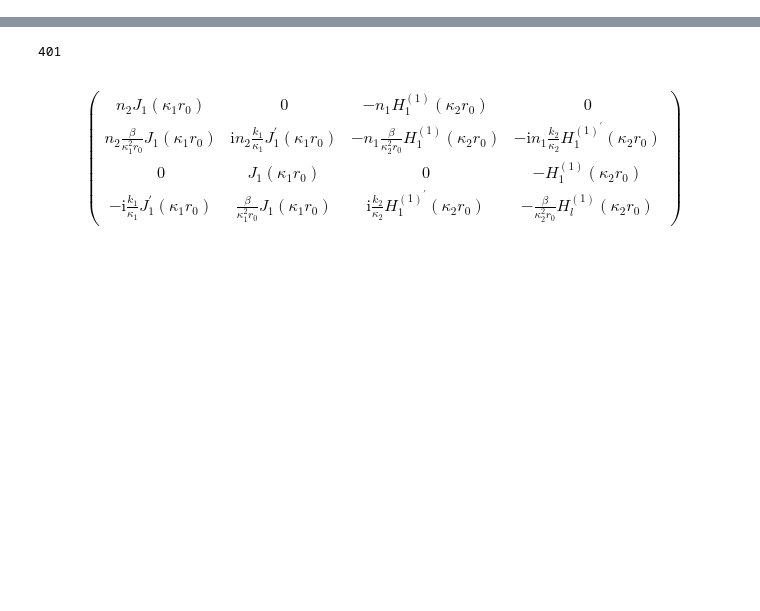
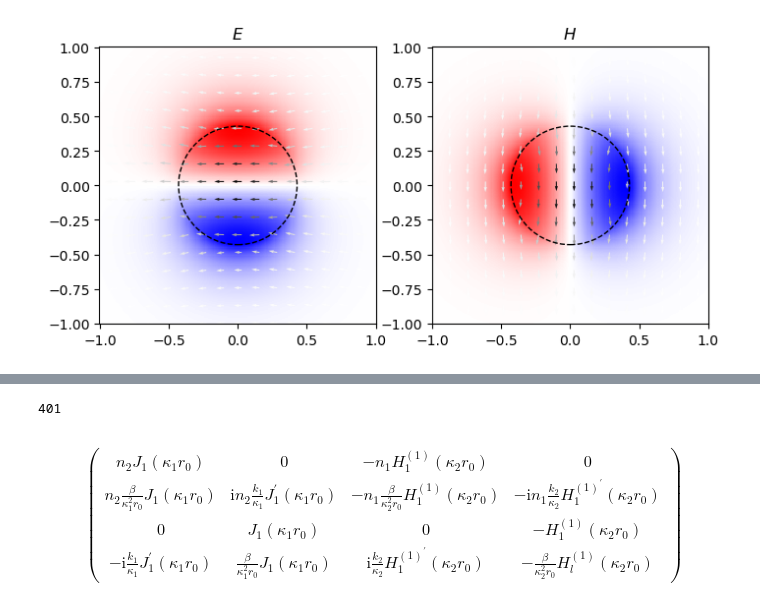
Before and after one commit to Sevastienn/ChiralForce-Fibre, a Jupyter notebook: cylinder/fields.ipynb, the cells around one changed output, grey strips where cells are left out. Cells and saved outputs as stored; diff of their text form; code cells hidden in the pictures; blank space fills up the shorter version.

```diff
--- a/cylinder/fields.ipynb
+++ b/cylinder/fields.ipynb
@@ -10,0 +15,94 @@ def find_nearest(array, value):
+# %%
+r0=140e-9
+λ0=326e-9
+m=1
+N=250
+step=int(N/15)
+x=λ0*np.linspace(-m,m,int(N))
+y=λ0*np.linspace(-m,m,int(N))
+z=0
+X, Y = np.meshgrid(x, y)
+
+def em(F):
+    return np.sqrt(np.abs(F[0])**2+np.abs(F[1])**2)
+
+E=fields.get_E(X,Y,z,λ0,r0)
+H=fields.get_H(X,Y,z,λ0,r0)
+
+fig, ax = plt.subplots(ncols=2,figsize=(8,8))
+ax[0].pcolormesh(X/λ0,Y/λ0,np.real(E[2]),cmap='bwr')
+ax[0].quiver(X[::step,::step]/λ0,Y[::step,::step]/λ0,np.real(E[0][::step,::step])/em(E)[::step,::step],np.real(E[1][::step,::step])/em(E)[::step,::step],em(E)[::step,::step],cmap='Greys')
+circle=plt.Circle((0, 0), r0/λ0, color='black',fill=False,linestyle='--')
+ax[0].add_artist(circle)
+ax[0].set_aspect('equal')
+ax[0].set_title(r'$E$')
+
+ax[1].pcolormesh(X/λ0,Y/λ0,np.real(H[2]),cmap='bwr')
+ax[1].quiver(X[::step,::step]/λ0,Y[::step,::step]/λ0,np.real(H[0][::step,::step])/em(H)[::step,::step],np.real(H[1][::step,::step])/em(H)[::step,::step],em(H)[::step,::step],cmap='Greys')
+circle=plt.Circle((0, 0), r0/λ0, color='black',fill=False,linestyle='--')
+ax[1].add_artist(circle)
+ax[1].set_aspect('equal')
+ax[1].set_title(r'$H$')
+
+plt.show()
+
+dWe=np.gradient(np.conj(E[0])*E[0]+np.conj(E[1])*E[1]+np.conj(E[2])*E[2])
+dWm=np.gradient(np.conj(H[0])*H[0]+np.conj(H[1])*H[1]+np.conj(H[2])*H[2])
+dWc=np.gradient(np.imag(np.conj(E[0])*H[0]+np.conj(E[1])*H[1]+np.conj(E[2])*H[2]))
+
+fig, ax = plt.subplots(ncols=3,figsize=(12,8))
+
+ax[0].quiver(X[::step,::step]/λ0,Y[::step,::step]/λ0,np.real(dWe[0][::step,::step])/em(dWe)[::step,::step],np.real(dWe[1][::step,::step])/em(dWe)[::step,::step],em(dWe)[::step,::step],cmap='Greys')
+circle=plt.Circle((0, 0), r0/λ0, color='black',fill=False,linestyle='--')
+ax[0].add_artist(circle)
+ax[0].set_aspect('equal')
+ax[0].set_title(r'$\nabla |E|^2$')
+
+ax[1].quiver(X[::step,::step]/λ0,Y[::step,::step]/λ0,np.real(dWm[0][::step,::step])/em(dWm)[::step,::step],np.real(dWm[1][::step,::step])/em(dWm)[::step,::step],em(dWm)[::step,::step],cmap='Greys')
+circle=plt.Circle((0, 0), r0/λ0, color='black',fill=False,linestyle='--')
+ax[1].add_artist(circle)
+ax[1].set_aspect('equal')
+ax[1].set_title(r'$\nabla |H|^2$')
+
+ax[2].quiver(X[::step,::step]/λ0,Y[::step,::step]/λ0,np.real(dWc[0][::step,::step])/em(dWc)[::step,::step],np.real(dWc[1][::step,::step])/em(dWc)[::step,::step],em(dWc)[::step,::step],cmap='Greys')
+circle=plt.Circle((0, 0), r0/λ0, color='black',fill=False,linestyle='--')
+ax[2].add_artist(circle)
+ax[2].set_aspect('equal')
+ax[2].set_title(r'$\nabla \Im\{E^*\cdot H\}$')
+
+pe=np.imag(np.conj(E[0])*np.gradient(E[0])+np.conj(E[1])*np.gradient(E[1])+np.conj(E[2])*np.gradient(E[2]))
+pm=np.imag(np.conj(H[0])*np.gradient(H[0])+np.conj(H[1])*np.gradient(H[1])+np.conj(H[2])*np.gradient(H[2]))
+pc=np.imag(np.conj(E[0])*np.gradient(H[0])+np.conj(E[1])*np.gradient(H[1])+np.conj(E[2])*np.gradient(H[2])
+            -np.conj(H[0])*np.gradient(E[0])+np.conj(H[1])*np.gradient(E[1])+np.conj(H[2])*np.gradient(E[2]))
+
+fig, ax = plt.subplots(ncols=3,figsize=(12,8))
+
+ax[0].quiver(X[::step,::step]/λ0,Y[::step,::step]/λ0,np.real(pe[0][::step,::step])/em(pe)[::step,::step],np.real(pe[1][::step,::step])/em(pe)[::step,::step],em(pe)[::step,::step],cmap='Greys')
+circle=plt.Circle((0, 0), r0/λ0, color='black',fill=False,linestyle='--')
+ax[0].add_artist(circle)
+ax[0].set_aspect('equal')
+ax[0].set_title(r'$\Im\{E^*\cdot(\nabla)E\}$')
+
+ax[1].quiver(X[::step,::step]/λ0,Y[::step,::step]/λ0,np.real(pm[0][::step,::step])/em(pm)[::step,::step],np.real(pm[1][::step,::step])/em(pm)[::step,::step],em(pm)[::step,::step],cmap='Greys')
+circle=plt.Circle((0, 0), r0/λ0, color='black',fill=False,linestyle='--')
+ax[1].add_artist(circle)
+ax[1].set_aspect('equal')
+ax[1].set_title(r'$\Im\{H^*\cdot(\nabla)H\}$')
+
+ax[2].quiver(X[::step,::step]/λ0,Y[::step,::step]/λ0,np.real(pc[0][::step,::step])/em(pc)[::step,::step],np.real(pc[1][::step,::step])/em(pc)[::step,::step],em(pc)[::step,::step],cmap='Greys')
+circle=plt.Circle((0, 0), r0/λ0, color='black',fill=False,linestyle='--')
+ax[2].add_artist(circle)
+ax[2].set_aspect('equal')
+ax[2].set_title(r'$\Im\{E^*\cdot(\nabla)H-H^*\cdot(\nabla)E\}$')
+
+
+
+# fig, ax = plt.subplots()
+# ax.pcolormesh(X/r0,Y/r0,np.real(E[2]),cmap='bwr')
+# ax.quiver(X[::step,::step]/r0,Y[::step,::step]/r0,np.real(E[0][::step,::step])/5,np.real(E[1][::step,::step])/5,units='xy')
+# circle=plt.Circle((0, 0), 1, color='black',fill=False,linestyle='--')
+# ax.add_artist(circle)
+# ax.set_aspect('equal')
+# plt.show()
+# %% [output]
+[figure, added]
```
Also changed, not shown: parts of 14 cells of this notebook, 1 other file.
